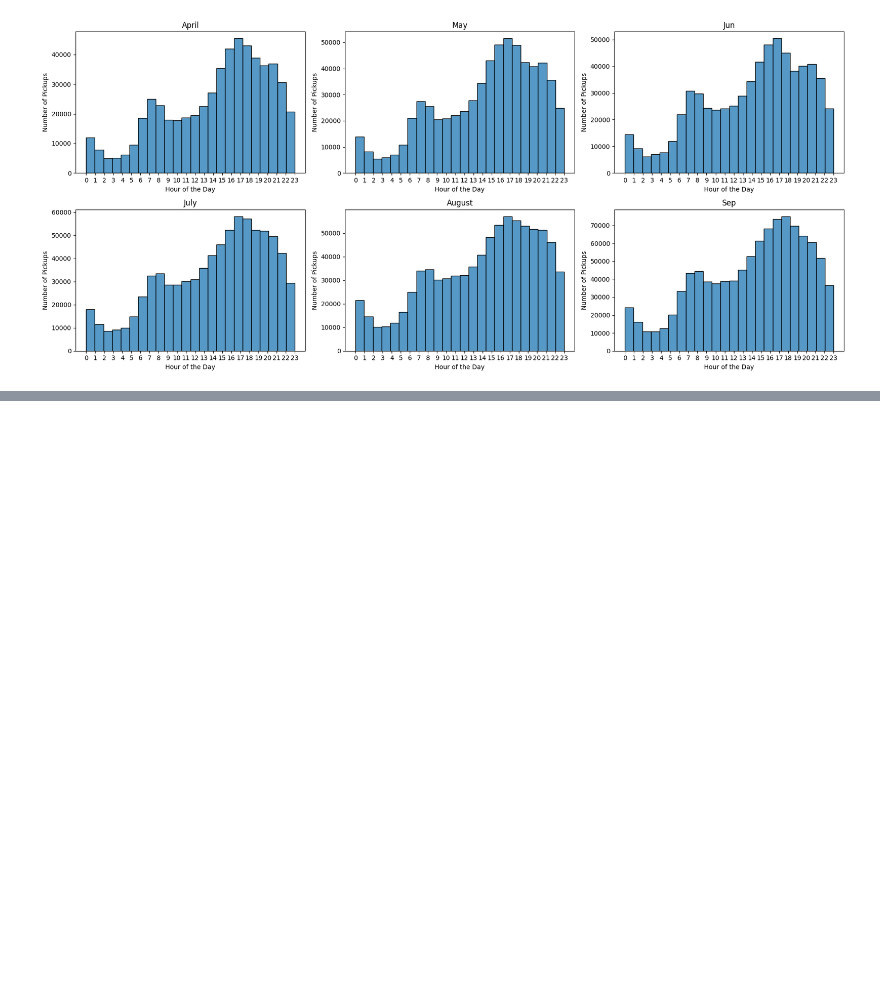
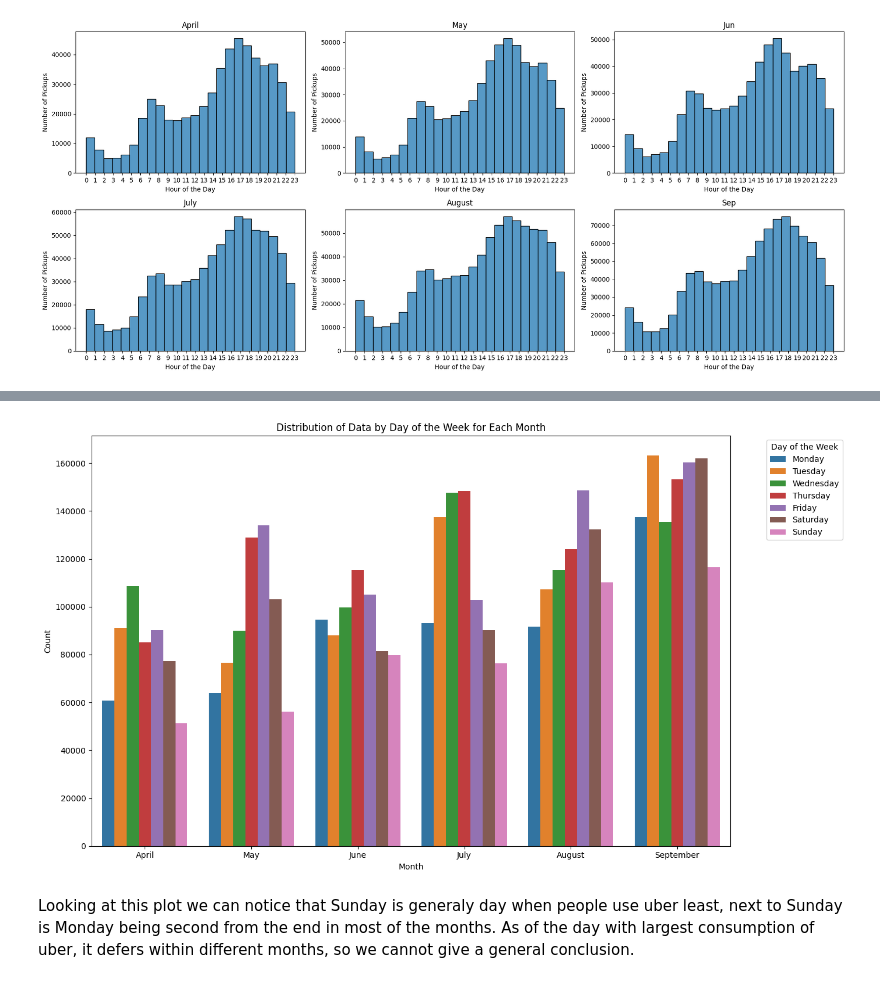
Before and after one commit to savicm5/mlProject, a Jupyter notebook: src/analysis.ipynb, the cells around one changed output, grey strips where cells are left out. Drawn from its saved outputs; the diff is of its cells as text; code cells hidden in the pictures; blank space fills up the shorter version.

```diff
--- a/src/analysis.ipynb
+++ b/src/analysis.ipynb
@@ -218,0 +286,2 @@ We can see that distribution of pickups per hours are simmilar for all represent
+# %%
+df_apr_sep_2014['DayOfWeek'] = df_apr_sep_2014['Date/ Time'].dt.day_of_week
@@ -218,0 +296,6 @@ We can see that distribution of pickups per hours are simmilar for all represent
+# %%
+months_map = {1: 'January', 2: 'February', 3: 'March', 4: 'April', 5: 'May', 6: 'June', 7: 'July', 8: 'August', 9: 'September', 10: 'October', 11: 'November', 12: 'December'}
+days_map = {0: 'Monday', 1: 'Tuesday', 2: 'Wednesday', 3: 'Thursday', 4: 'Friday', 5: 'Saturday', 6: 'Sunday'}
+
+df_apr_sep_2014['Month'] = df_apr_sep_2014['Month'].map(months_map)
+df_apr_sep_2014['DayOfWeek'] = df_apr_sep_2014['DayOfWeek'].map(days_map)
@@ -218,0 +318,9 @@ We can see that distribution of pickups per hours are simmilar for all represent
+# %%
+data_agg = df_apr_sep_2014.groupby(['Month', 'DayOfWeek']).size().reset_index(name='count')
+# %%
+months_order = [ 'April', 'May', 'June','July','August','September']
+days_order = ['Monday', 'Tuesday', 'Wednesday', 'Thursday', 'Friday', 'Saturday', 'Sunday']
+
+# Set the categories for ordered plotting
+data_agg['Month'] = pd.Categorical(data_agg['Month'], categories=months_order, ordered=True)
+data_agg['DayOfWeek'] = pd.Categorical(data_agg['DayOfWeek'], categories=days_order, ordered=True)
@@ -218,0 +347,18 @@ We can see that distribution of pickups per hours are simmilar for all represent
+# %%
+plt.figure(figsize=(14, 8))
+
+sns.barplot(data=data_agg, x='Month', y='count', hue='DayOfWeek', hue_order=days_order, palette='tab10')
+
+plt.xlabel('Month')
+plt.ylabel('Count')
+plt.title('Distribution of Data by Day of the Week for Each Month')
+plt.legend(title='Day of the Week', bbox_to_anchor=(1.05, 1), loc='upper left')
+
+plt.tight_layout()
+
+plt.show()
+# %% [output]
+[figure, added]
+# %% [markdown]
+Looking at this plot we can notice that Sunday is generaly day when people use uber least, next to Sunday is Monday being second from the end in most of the months.
+As of the day with largest consumption of uber, it defers within different months, so we cannot give a general conclusion.
```
Also changed, not shown: parts of 16 cells of this notebook, 1 other file.
